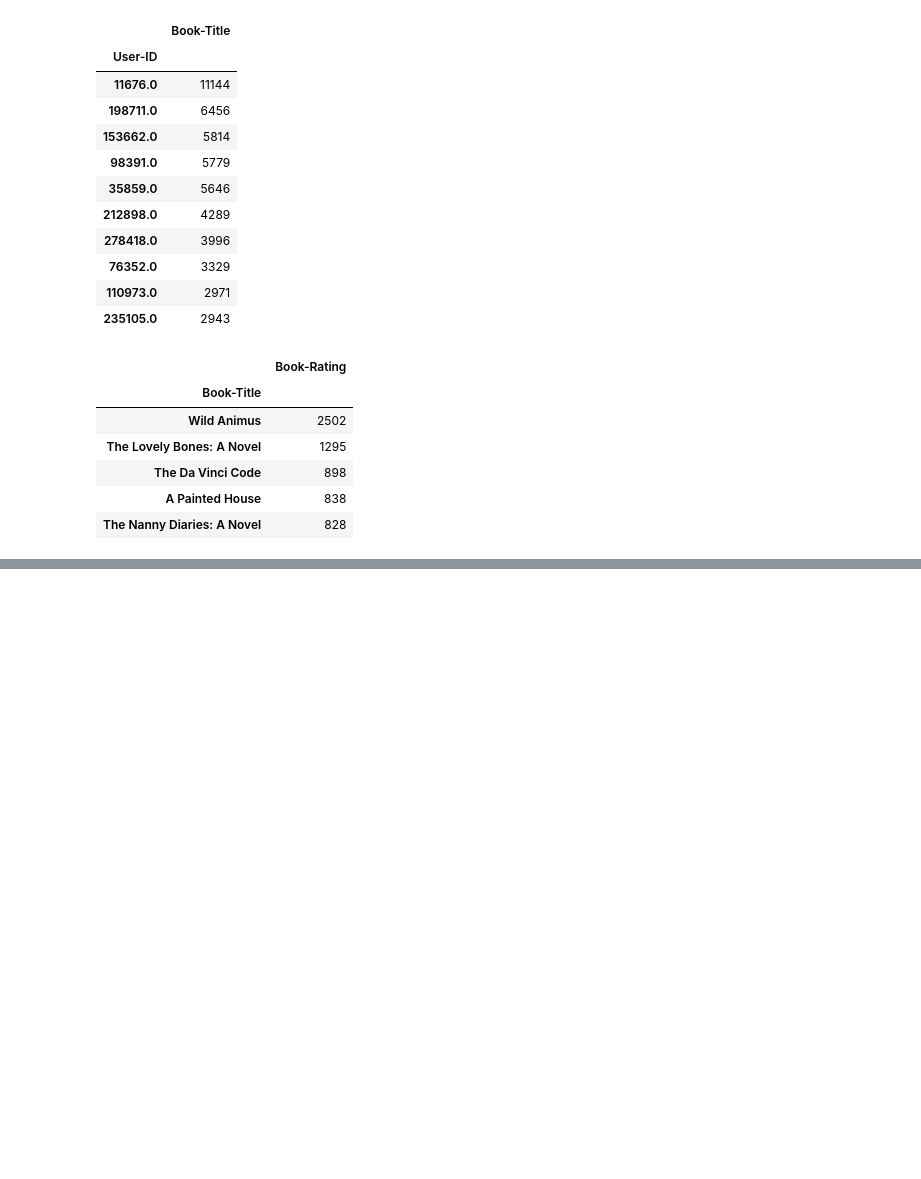
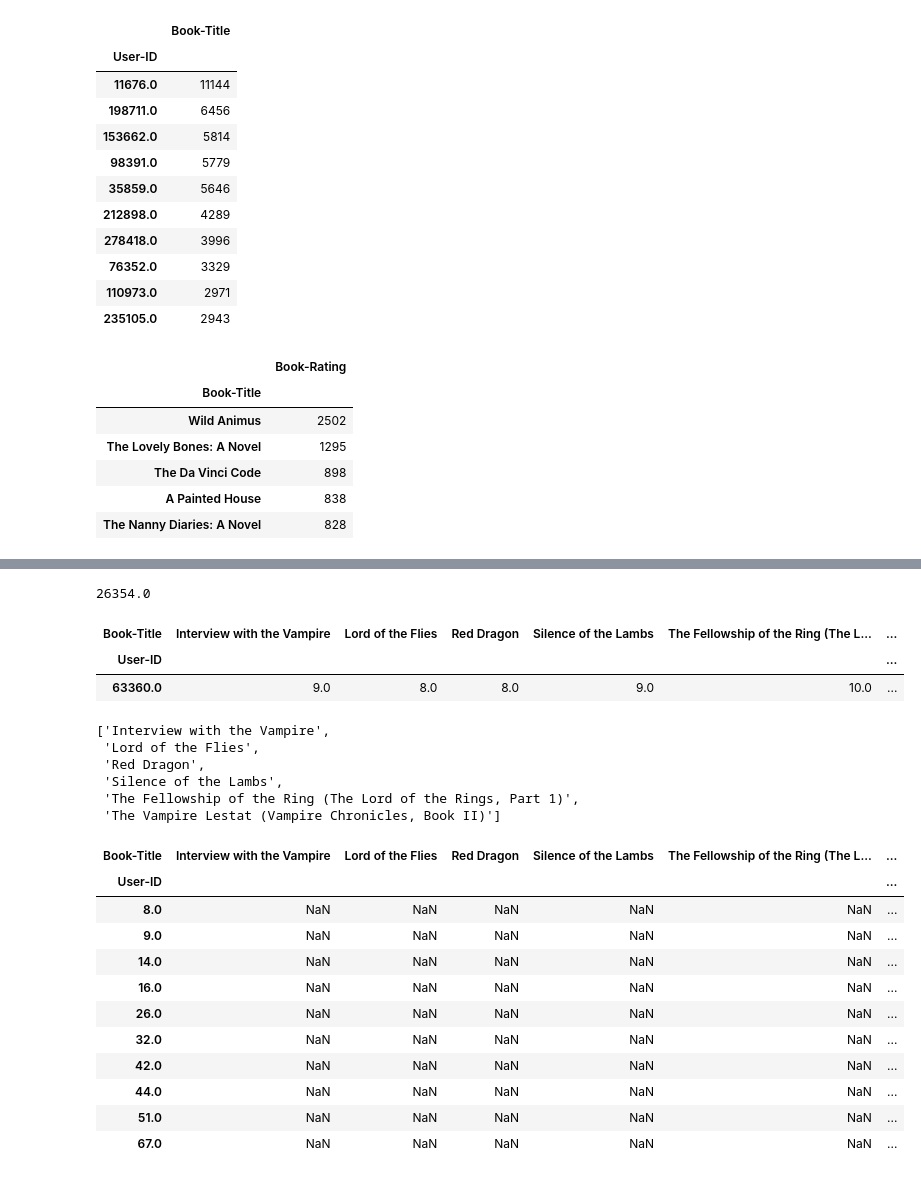
Before and after one commit to Clauver0/Recommender-System, a Jupyter notebook: Colaborative Filtering.ipynb, the cells around one changed output, grey strips where cells are left out. Saved outputs shown, nothing was run; the diff lists cells and outputs as text; code cells hidden in the pictures; blank space fills up the shorter version.

```diff
--- a/Colaborative Filtering.ipynb
+++ b/Colaborative Filtering.ipynb
@@ -210,0 +246,65 @@ new.head()
+# %%
+df_umum = merged_df[~merged_df["Book-Title"].isin(buku_terpilih)]
+# %%
+tabel_rating_pengguna = df_umum.pivot_table(
+    index=["User-ID"],
+    columns=["Book-Title"],
+    values="Book-Rating"
+)
+# %%
+import random
+
+pengguna_acak = random.choice(tabel_rating_pengguna.index)
+print(pengguna_acak)
+# %% [output]
+26354.0
+# %%
+
+# Menghitung jumlah rating setiap pengguna
+jumlah_rating_pengguna = tabel_rating_pengguna.notna().sum(axis=1)
+
+# Memilih pengguna yang memiliki minimal 5 rating
+pengguna_memadai = jumlah_rating_pengguna[jumlah_rating_pengguna >= 5].index
+
+# Memilih satu pengguna secara acak
+pengguna_acak = random.choice(pengguna_memadai)
+
+# Mengambil data rating pengguna
+df_pengguna_acak = tabel_rating_pengguna.loc[[pengguna_acak]]
+
+# Menampilkan rating yang sudah diberikan
+df_pengguna_acak.dropna(axis=1)
+# %% [output]
+| Book-Title | Interview with the Vampire | Lord of the Flies | Red Dragon | Silence of the Lambs | The Fellowship of the Ring (The L... | ... |
+| User-ID |  |  |  |  |  | ... |
+| 63360.0 | 9.0 | 8.0 | 8.0 | 9.0 | 10.0 | ... |
+# %%
+buku_yang_dibaca = df_pengguna_acak.columns[df_pengguna_acak.notna().any()].tolist()
+
+buku_yang_dibaca
+# %% [output]
+['Interview with the Vampire',
+ 'Lord of the Flies',
+ 'Red Dragon',
+ 'Silence of the Lambs',
+ 'The Fellowship of the Ring (The Lord of the Rings, Part 1)',
+ 'The Vampire Lestat (Vampire Chronicles, Book II)']
+# %%
+# Memilih buku-buku yang sudah dibaca oleh pengguna pertama dari tabel rating pengguna
+
+semua_buku_yang_dibaca = tabel_rating_pengguna[buku_yang_dibaca]
+
+semua_buku_yang_dibaca.head(10)
+# %% [output]
+| Book-Title | Interview with the Vampire | Lord of the Flies | Red Dragon | Silence of the Lambs | The Fellowship of the Ring (The L... | ... |
+| User-ID |  |  |  |  |  | ... |
+| 8.0 | NaN | NaN | NaN | NaN | NaN | ... |
+| 9.0 | NaN | NaN | NaN | NaN | NaN | ... |
+| 14.0 | NaN | NaN | NaN | NaN | NaN | ... |
+| 16.0 | NaN | NaN | NaN | NaN | NaN | ... |
+| 26.0 | NaN | NaN | NaN | NaN | NaN | ... |
+| 32.0 | NaN | NaN | NaN | NaN | NaN | ... |
+| 42.0 | NaN | NaN | NaN | NaN | NaN | ... |
+| 44.0 | NaN | NaN | NaN | NaN | NaN | ... |
+| 51.0 | NaN | NaN | NaN | NaN | NaN | ... |
+| 67.0 | NaN | NaN | NaN | NaN | NaN | ... |
```
Also changed, not shown: parts of 29 cells of this notebook.
